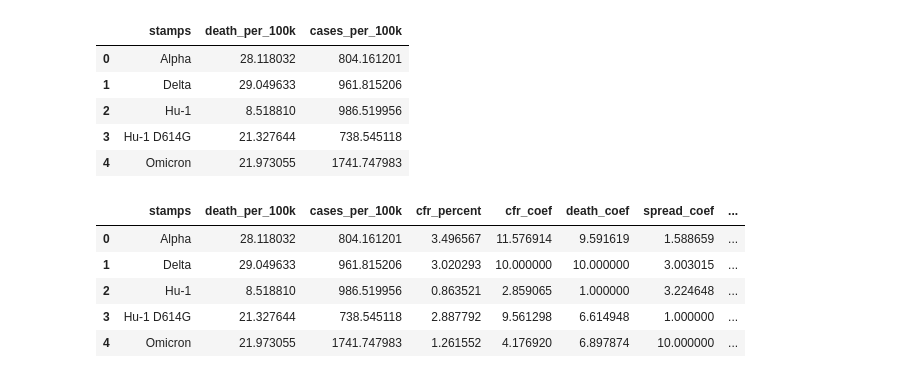
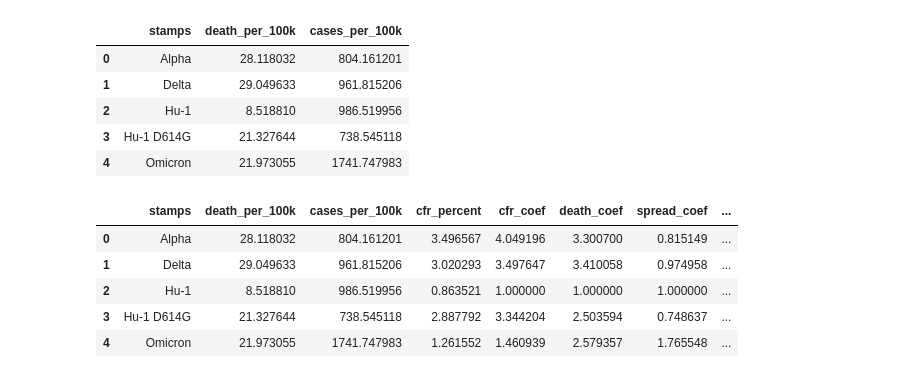
Before and after one commit to JesseHeisenberg/covid_19_statistic, a Jupyter notebook: main (2).ipynb, the cells around one changed output. Cells and saved outputs as stored; diff of their text form; code cells hidden in the pictures.

```diff
--- a/main (2).ipynb
+++ b/main (2).ipynb
@@ -685,39 +685,34 @@ stamps_info
 | 2 | Hu-1 | 8.518810 | 986.519956 |
 | 3 | Hu-1 D614G | 21.327644 | 738.545118 |
 | 4 | Omicron | 21.973055 | 1741.747983 |
-# %%
-delta_death = stamps_info['death_per_100k'].max()
-delta_cases = stamps_info['cases_per_100k'].max()
-
-stamps_info['cfr_percent'] = (stamps_info['death_per_100k'] / stamps_info['cases_per_100k']) * 100
-delta_cfr = stamps_info[stamps_info['stamps'] == 'Delta']['cfr_percent'].values[0]
-stamps_info['cfr_coef'] = (stamps_info['cfr_percent'] / delta_cfr) * 10
-
-# Нормализуем death_coef от 1 до 10
-min_death = stamps_info['death_per_100k'].min()
-max_death = stamps_info['death_per_100k'].max()
-stamps_info['death_coef'] = 1 + (stamps_info['death_per_100k'] - min_death) / (max_death - min_death) * 9
-
-# Нормализуем spread_coef от 1 до 10
-min_cases = stamps_info['cases_per_100k'].min()
-max_cases = stamps_info['cases_per_100k'].max()
-stamps_info['spread_coef'] = 1 + (stamps_info['cases_per_100k'] - min_cases) / (max_cases - min_cases) * 9
-
-# Композитный показатель (уже с нормализованными значениями)
-stamps_info['composite_danger'] = stamps_info['death_coef'] * 0.7 + stamps_info['spread_coef'] * 0.3
-
-# Подход 3 - Бремя (ТАКЖЕ НОРМАЛИЗУЕМ)
-stamps_info['total_burden'] = stamps_info['death_per_100k'] * np.log(stamps_info['cases_per_100k'])
-min_burden = stamps_info['total_burden'].min()
-max_burden = stamps_info['total_burden'].max()
-stamps_info['burden_coef'] = 1 + (stamps_info['total_burden'] - min_burden) / (max_burden - min_burden) * 9
-
-stamps_info
-# %% [output]
-|  | stamps | death_per_100k | cases_per_100k | cfr_percent | cfr_coef | death_coef | spread_coef | ... |
-| 0 | Alpha | 28.118032 | 804.161201 | 3.496567 | 11.576914 | 9.591619 | 1.588659 | ... |
-| 1 | Delta | 29.049633 | 961.815206 | 3.020293 | 10.000000 | 10.000000 | 3.003015 | ... |
-| 2 | Hu-1 | 8.518810 | 986.519956 | 0.863521 | 2.859065 | 1.000000 | 3.224648 | ... |
-| 3 | Hu-1 D614G | 21.327644 | 738.545118 | 2.887792 | 9.561298 | 6.614948 | 1.000000 | ... |
-| 4 | Omicron | 21.973055 | 1741.747983 | 1.261552 | 4.176920 | 6.897874 | 10.000000 | ... |
+# %%
+# За базовое значение берем штамм HU-1
+hu1_death = stamps_info[stamps_info['stamps'] == 'Hu-1']['death_per_100k'].iloc[0]
+hu1_cases = stamps_info[stamps_info['stamps'] == 'Hu-1']['cases_per_100k'].iloc[0]
+
+# Летальность (CFR)
+stamps_info['cfr_percent'] = (stamps_info['death_per_100k'] / stamps_info['cases_per_100k']) * 100
+hu1_cfr = stamps_info[stamps_info['stamps'] == 'Hu-1']['cfr_percent'].iloc[0]
+stamps_info['cfr_coef'] = stamps_info['cfr_percent'] / hu1_cfr
+
+# Коэффициенты смертности и распространения
+stamps_info['death_coef'] = stamps_info['death_per_100k'] / hu1_death
+stamps_info['spread_coef'] = stamps_info['cases_per_100k'] / hu1_cases
+
+# Показатель опасности = death_coef * 0.7 + spread_coef * 0.3
+stamps_info['composite_danger'] = stamps_info['death_coef'] * 0.7 + stamps_info['spread_coef'] * 0.3
+
+# Bruden_coef = death_per_100k * log(cases_per_100k)
+stamps_info['total_burden'] = stamps_info['death_per_100k'] * np.log(stamps_info['cases_per_100k'])
+hu1_burden = stamps_info[stamps_info['stamps'] == 'Hu-1']['total_burden'].iloc[0]
+stamps_info['burden_coef'] = stamps_info['total_burden'] / hu1_burden
+
+stamps_info
+# %% [output]
+|  | stamps | death_per_100k | cases_per_100k | cfr_percent | cfr_coef | death_coef | spread_coef | ... |
+| 0 | Alpha | 28.118032 | 804.161201 | 3.496567 | 4.049196 | 3.300700 | 0.815149 | ... |
+| 1 | Delta | 29.049633 | 961.815206 | 3.020293 | 3.497647 | 3.410058 | 0.974958 | ... |
+| 2 | Hu-1 | 8.518810 | 986.519956 | 0.863521 | 1.000000 | 1.000000 | 1.000000 | ... |
+| 3 | Hu-1 D614G | 21.327644 | 738.545118 | 2.887792 | 3.344204 | 2.503594 | 0.748637 | ... |
+| 4 | Omicron | 21.973055 | 1741.747983 | 1.261552 | 1.460939 | 2.579357 | 1.765548 | ... |
 # %%
```
Also changed, not shown: parts of 1 cell of this notebook.
